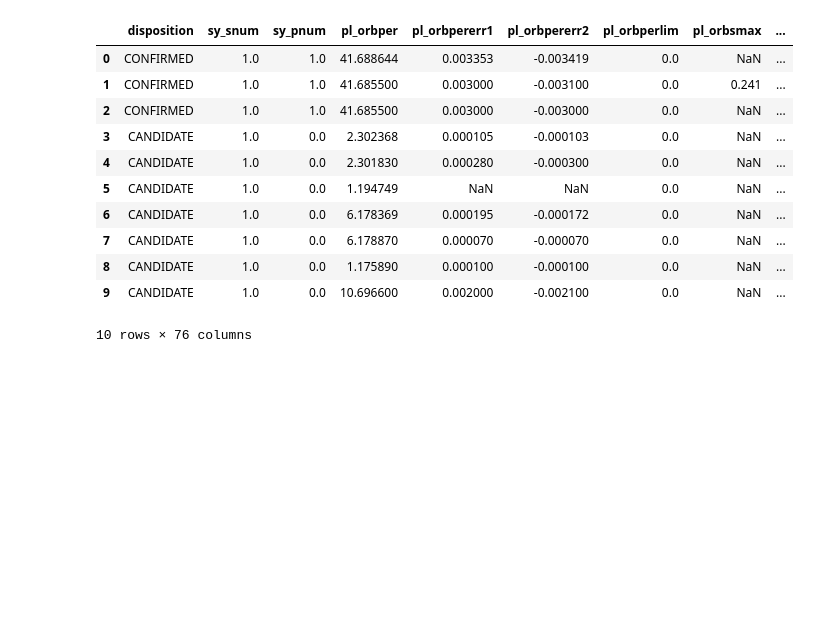
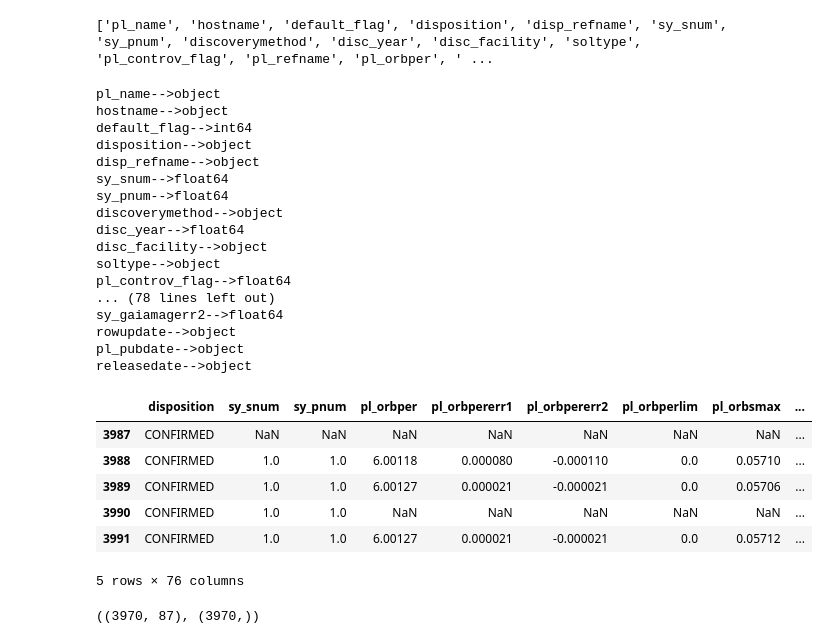
Before and after one commit to rayhankhan2192/Hunting_For_Exoplanets_With_AI_Nasa2025, a Jupyter notebook: main/k2.ipynb, the cells around one changed output. Drawn from its saved outputs; the diff is of its cells as text; code cells hidden in the pictures; blank space fills up the shorter version.

```diff
--- a/main/k2.ipynb
+++ b/main/k2.ipynb
@@ -26,3 +57,28 @@ df.shape
+# %%
+print(df.columns.tolist())
+# %% [output]
+['pl_name', 'hostname', 'default_flag', 'disposition', 'disp_refname', 'sy_snum', 'sy_pnum', 'discoverymethod', 'disc_year', 'disc_facility', 'soltype', 'pl_controv_flag', 'pl_refname', 'pl_orbper', ' ...
+# %%
+for col in df.columns:
+    print(f"{col}-->{df[col].dtype}")
+# %% [output]
+pl_name-->object
+hostname-->object
+default_flag-->int64
+disposition-->object
+disp_refname-->object
+sy_snum-->float64
+sy_pnum-->float64
+discoverymethod-->object
+disc_year-->float64
+disc_facility-->object
+soltype-->object
+pl_controv_flag-->float64
+... (78 lines left out)
+sy_gaiamagerr2-->float64
+rowupdate-->object
+pl_pubdate-->object
+releasedate-->object
 # %%
 DROP = [
     "pl_name","hostname","disp_refname","pl_refname","st_refname","sy_refname",
@@ -31,19 +87,14 @@ DROP = [
     "discoverymethod","disc_facility",
     "default_flag","pl_controv_flag","ttv_flag","soltype","disc_year"
 ]
-df = df.drop(columns=[c for c in DROP if c in df.columns], errors="ignore")
+df.drop(columns=[c for c in DROP if c in df.columns], inplace=True, errors="ignore")
-# %%
-df.head(10)
-# %% [output]
-|  | disposition | sy_snum | sy_pnum | pl_orbper | pl_orbpererr1 | pl_orbpererr2 | pl_orbperlim | pl_orbsmax | ... |
-| 0 | CONFIRMED | 1.0 | 1.0 | 41.688644 | 0.003353 | -0.003419 | 0.0 | NaN | ... |
-| 1 | CONFIRMED | 1.0 | 1.0 | 41.685500 | 0.003000 | -0.003100 | 0.0 | 0.241 | ... |
-| 2 | CONFIRMED | 1.0 | 1.0 | 41.685500 | 0.003000 | -0.003000 | 0.0 | NaN | ... |
-| 3 | CANDIDATE | 1.0 | 0.0 | 2.302368 | 0.000105 | -0.000103 | 0.0 | NaN | ... |
-| 4 | CANDIDATE | 1.0 | 0.0 | 2.301830 | 0.000280 | -0.000300 | 0.0 | NaN | ... |
-| 5 | CANDIDATE | 1.0 | 0.0 | 1.194749 | NaN | NaN | 0.0 | NaN | ... |
-| 6 | CANDIDATE | 1.0 | 0.0 | 6.178369 | 0.000195 | -0.000172 | 0.0 | NaN | ... |
-| 7 | CANDIDATE | 1.0 | 0.0 | 6.178870 | 0.000070 | -0.000070 | 0.0 | NaN | ... |
-| 8 | CANDIDATE | 1.0 | 0.0 | 1.175890 | 0.000100 | -0.000100 | 0.0 | NaN | ... |
-| 9 | CANDIDATE | 1.0 | 0.0 | 10.696600 | 0.002000 | -0.002100 | 0.0 | NaN | ... |
-10 rows × 76 columns
+# %%
+df.tail()
+# %% [output]
+|  | disposition | sy_snum | sy_pnum | pl_orbper | pl_orbpererr1 | pl_orbpererr2 | pl_orbperlim | pl_orbsmax | ... |
+| 3987 | CONFIRMED | NaN | NaN | NaN | NaN | NaN | NaN | NaN | ... |
+| 3988 | CONFIRMED | 1.0 | 1.0 | 6.00118 | 0.000080 | -0.000110 | 0.0 | 0.05710 | ... |
+| 3989 | CONFIRMED | 1.0 | 1.0 | 6.00127 | 0.000021 | -0.000021 | 0.0 | 0.05706 | ... |
+| 3990 | CONFIRMED | 1.0 | 1.0 | NaN | NaN | NaN | NaN | NaN | ... |
+| 3991 | CONFIRMED | 1.0 | 1.0 | 6.00127 | 0.000021 | -0.000021 | 0.0 | 0.05712 | ... |
+5 rows × 76 columns
@@ -49,0 +150,4 @@ df.head(10)
+# %%
+df.shape, y.shape
+# %% [output]
+((3970, 87), (3970,))
```
Also changed, not shown: parts of 24 cells of this notebook.
